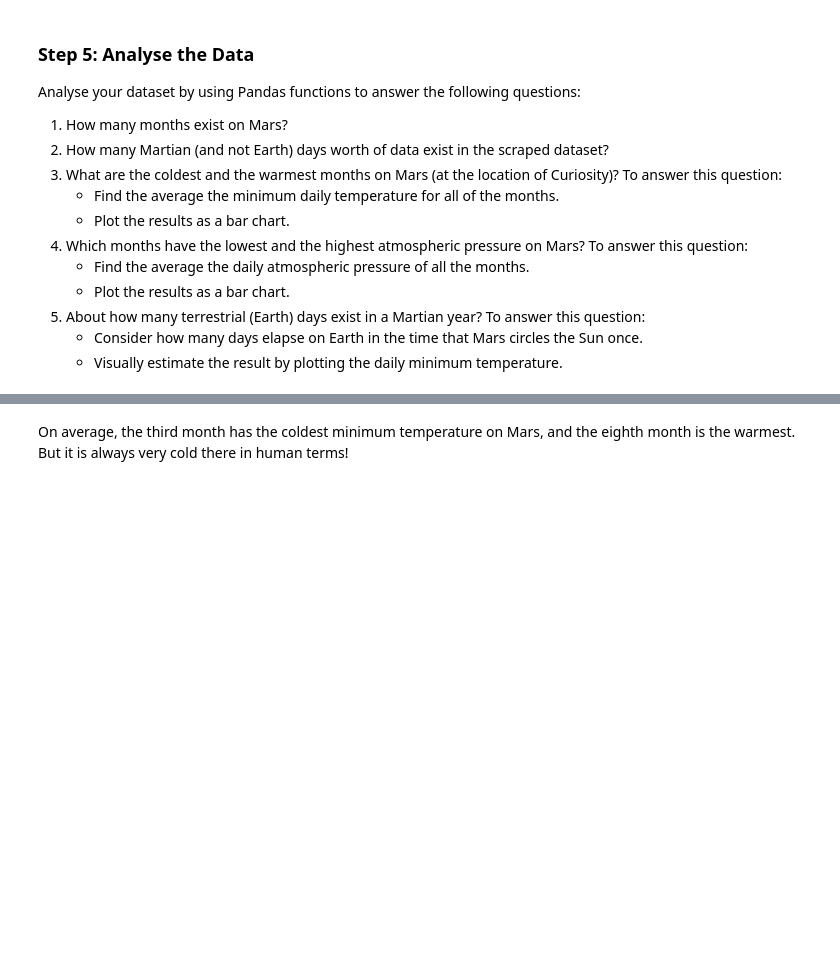
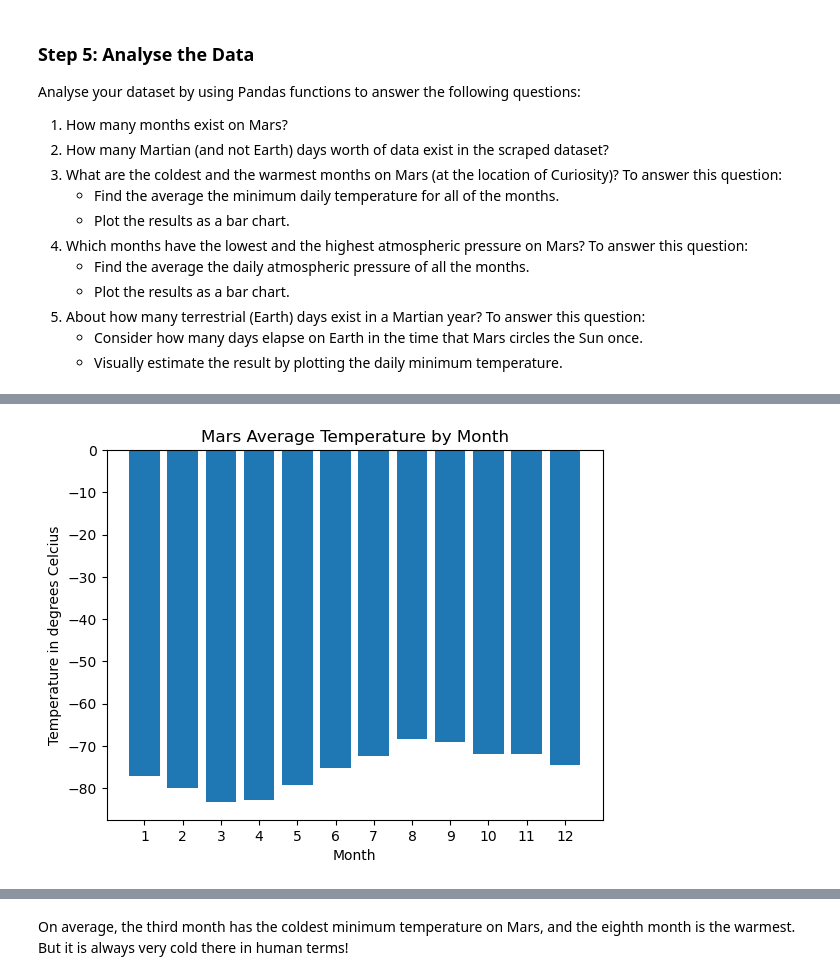
Before and after one commit to ronaspen/Module-11-challenge, a Jupyter notebook: part_2_mars_weather.ipynb, the cells around one changed output, grey strips where cells are left out. Drawn from its saved outputs; the diff is of its cells as text; code cells hidden in the pictures; blank space fills up the shorter version.

```diff
--- a/part_2_mars_weather.ipynb
+++ b/part_2_mars_weather.ipynb
@@ -74,8 +74,9 @@ rows = table.find_all('tr', class_= 'data-row')
 for row in rows:
 
     stats = row.find_all('td')
-    dic = {'id:' stats[0], 'terrestrial_data:' stats[1], 'sol': stats[2],\
-           'ls': stats[3], 'month': stats[4], 'min_temp': stats[5], 'pressure': stats[6]}
+    dic = {'id': stats[0].text, 'terrestrial_date': stats[1].text, 'sol': stats[2].text,\
+           'ls': stats[3].text, 'month': stats[4].text, 'min_temp': stats[5].text, 'pressure': stats[6].text}
 
-    print{dic}
+    data.append(dic)
+    print(dic)
 # %% [output]
@@ -83,4 +104,5 @@ SyntaxError: invalid syntax. Perhaps you forgot a comma? (4283057200.py, line 9)
 # %%
 # Create a Pandas DataFrame by using the list of rows and a list of the column names
+weather_df = pd.DataFrame(data)
 # %%
 # Confirm DataFrame was created successfully
@@ -113,2 +135,10 @@ dtype: object
+# %%
+# Change data types for data analysis
+weather_df['terrestrial_date'] = pd.to_datetime(weather_df['terrestrial_date'])
+weather_df.sol = weather_df.sol.astype(int)
+weather_df.ls = weather_df.ls.astype(int)
+weather_df.month = weather_df.month.astype(int)
+weather_df.min_temp = weather_df.min_temp.astype(float)
+weather_df.pressure = weather_df.pressure.astype(float)
 # %%
 # Confirm type changes were successful by examining data types again
@@ -209,0 +182,9 @@ Name: pressure, dtype: float64
+# %%
+# 3. What is the average low temperature by month?
+average = weather_df.groupby('month').mean()
+min_temp = average['min_temp']
+
+month = 0
+for t in min_temp:
+    month += 1
+    print(f"the average temp for month {month} is {round(t,2)}")
@@ -209,0 +204,10 @@ Name: pressure, dtype: float64
+# %%
+# Plot the average temperature by month
+plt.bar(x=min_temp.index, height=min_temp)
+plt.xticks([1,2,3,4,5,6,7,8,9,10,11,12])
+plt.title('Mars Average Temperature by Month')
+plt.xlabel('Month')
+plt.ylabel('Temperature in degrees Celcius')
+plt.show()
+# %% [output]
+[figure, added]
```
Also changed, not shown: parts of 20 cells of this notebook, 3 other files.
